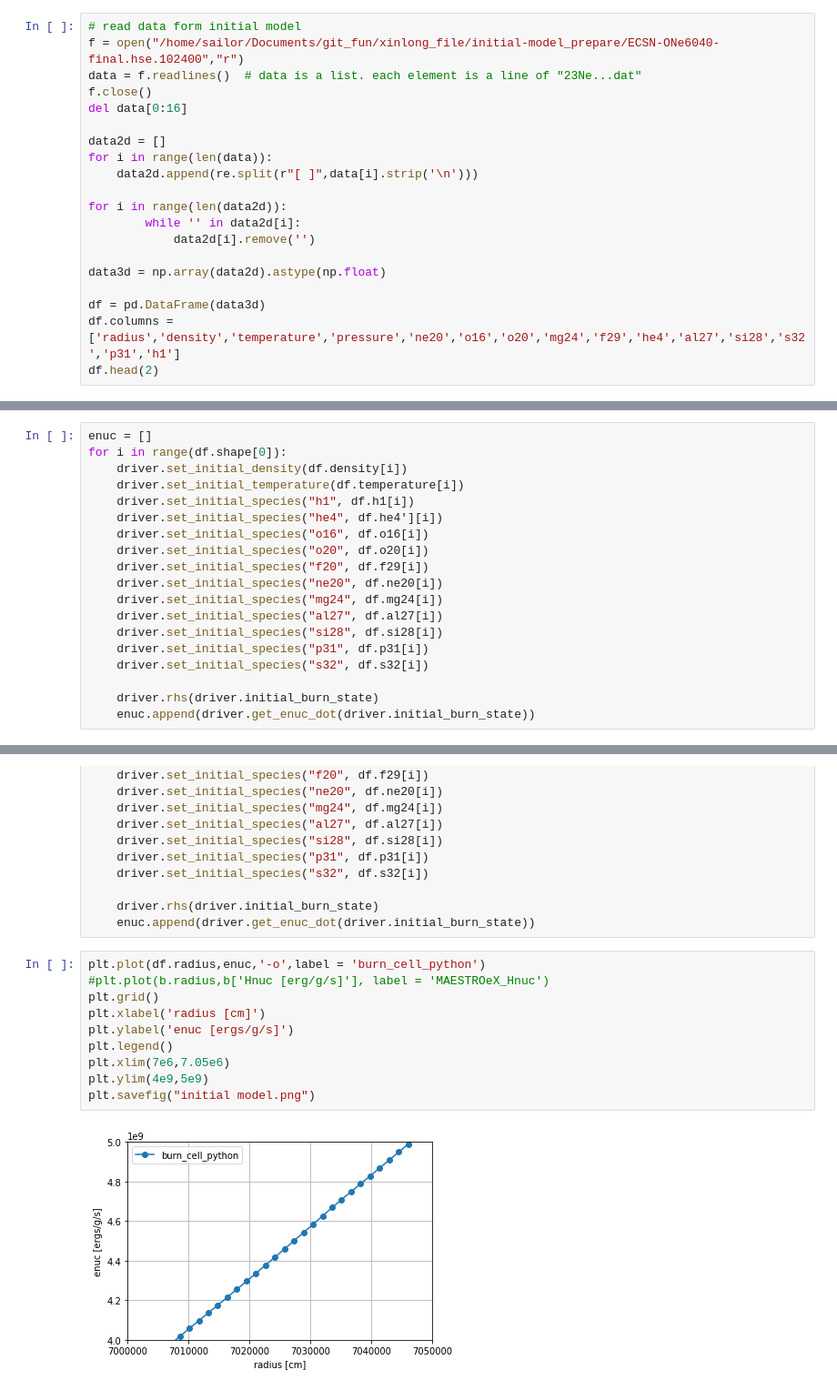
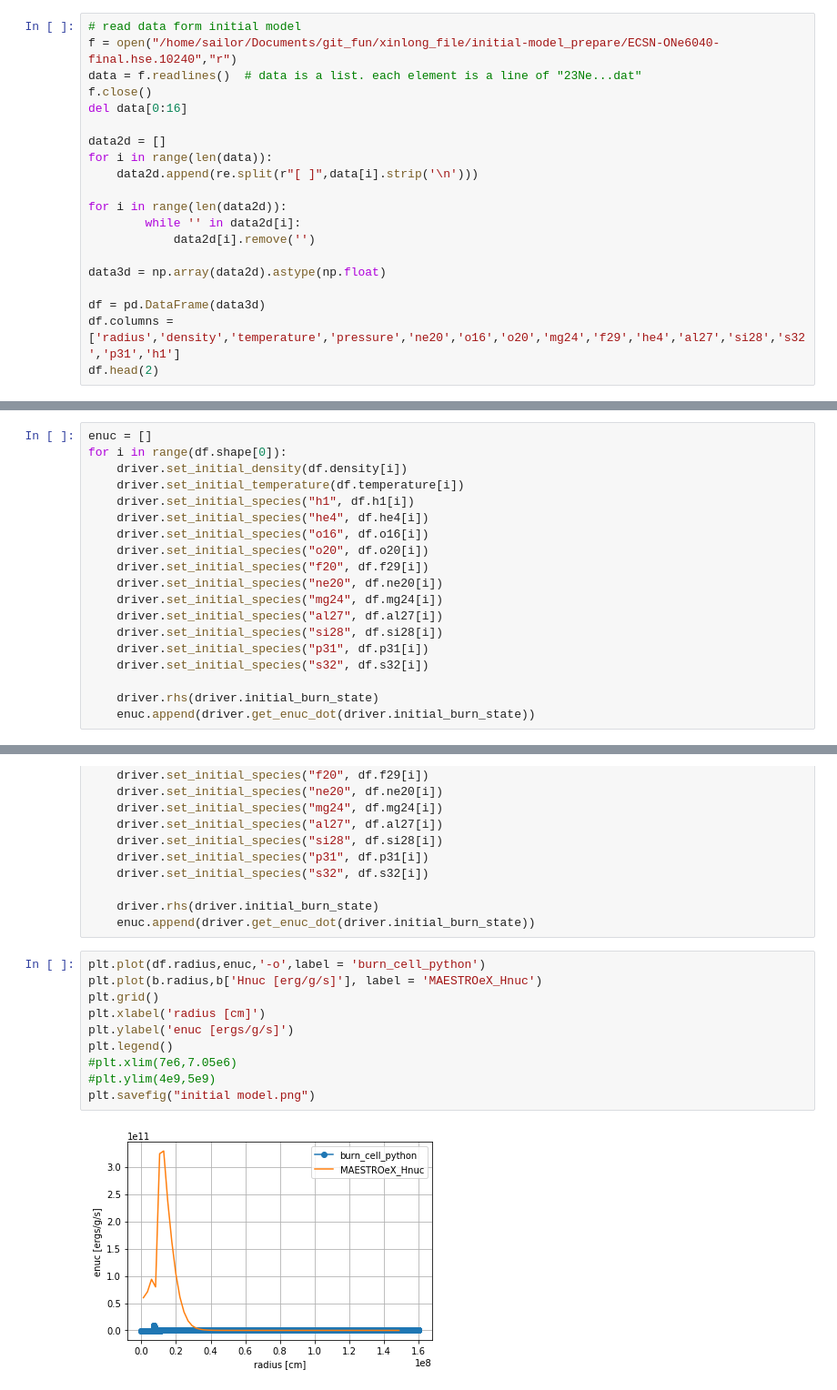
Before and after one commit to XinlongSBU/xinlong_file, a Jupyter notebook: burn_cell_python/ecsn.ipynb, the cells around one changed output, grey strips where cells are left out. Shown at 91% size. Drawn from its saved outputs; the diff is of its cells as text.

```diff
--- a/burn_cell_python/ecsn.ipynb
+++ b/burn_cell_python/ecsn.ipynb
@@ -29,7 +29,7 @@ b.head()
 | 4 | 10546875.0 | 3.239139e+11 | 3.461040e+18 | 4.012615e+08 | 6.407529e+27 | 6.952497e+09 | 9.981321e-11 | 3.356759e-11 | 0.600000 | 0.004863 | ... |
 # %%
 # read data form initial model
-f = open("/home/sailor/Documents/git_fun/xinlong_file/initial-model_prepare/ECSN-ONe6040-final.hse.102400","r")
+f = open("/home/sailor/Documents/git_fun/xinlong_file/initial-model_prepare/ECSN-ONe6040-final.hse.10240","r")
 data = f.readlines()  # data is a list. each element is a line of "23Ne...dat"
 f.close()
 del data[0:16]
@@ -76,7 +76,7 @@ for i in range(df.shape[0]):
     driver.set_initial_density(df.density[i])
     driver.set_initial_temperature(df.temperature[i])
     driver.set_initial_species("h1", df.h1[i])
-    driver.set_initial_species("he4", df.he4'][i])
+    driver.set_initial_species("he4", df.he4[i])
     driver.set_initial_species("o16", df.o16[i])
     driver.set_initial_species("o20", df.o20[i])
     driver.set_initial_species("f20", df.f29[i])
@@ -179,13 +178,13 @@ for i in range(df.shape[0]):
     enuc.append(driver.get_enuc_dot(driver.initial_burn_state))
 # %%
 plt.plot(df.radius,enuc,'-o',label = 'burn_cell_python')
-#plt.plot(b.radius,b['Hnuc [erg/g/s]'], label = 'MAESTROeX_Hnuc')
+plt.plot(b.radius,b['Hnuc [erg/g/s]'], label = 'MAESTROeX_Hnuc')
 plt.grid()
 plt.xlabel('radius [cm]')
 plt.ylabel('enuc [ergs/g/s]')
 plt.legend()
-plt.xlim(7e6,7.05e6)
-plt.ylim(4e9,5e9)
+#plt.xlim(7e6,7.05e6)
+#plt.ylim(4e9,5e9)
 plt.savefig("initial model.png")
 # %% [output]
-[figure, old version]
+[figure, new version]
```
Also changed, not shown: parts of 3 cells of this notebook, 1 other file.
